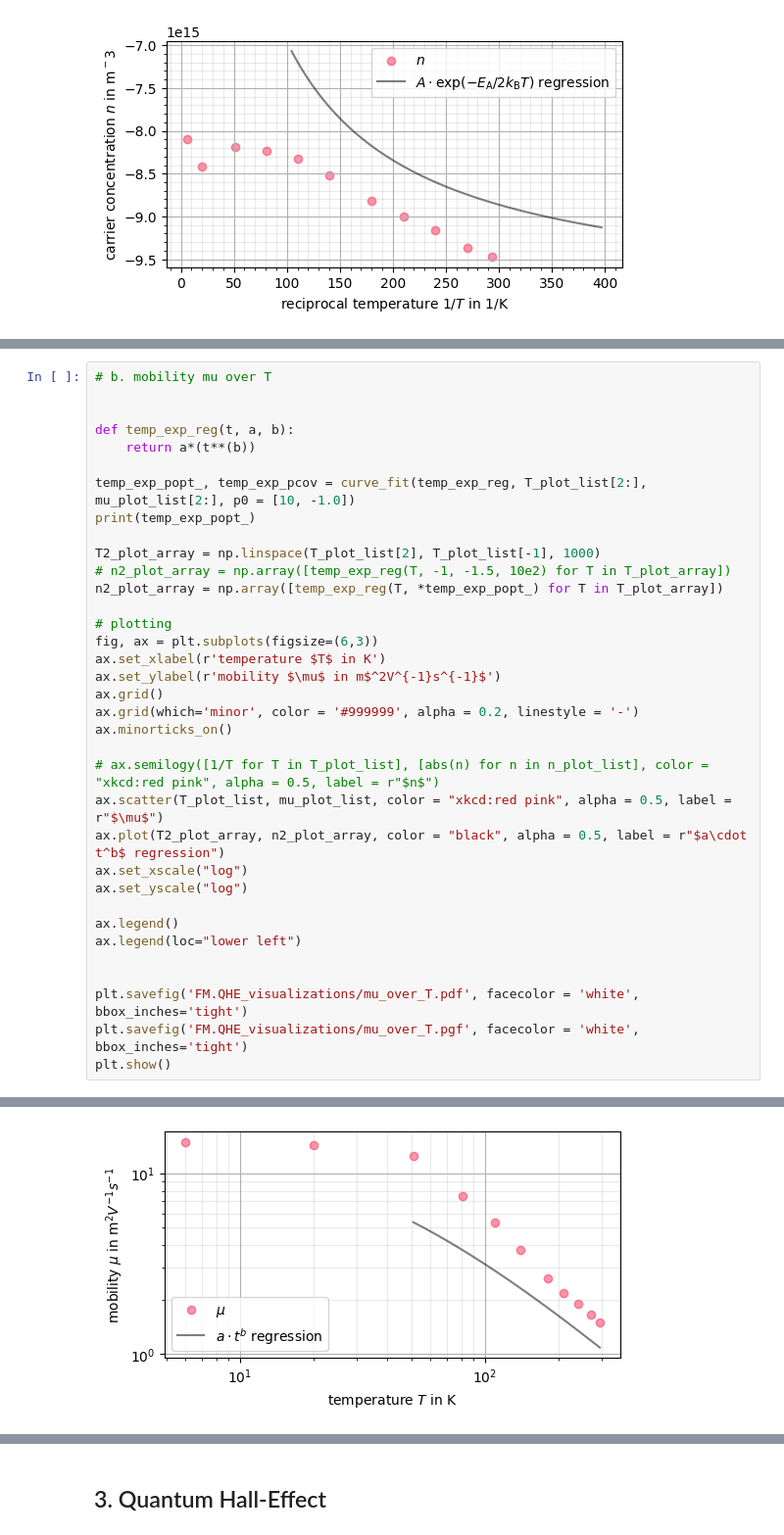
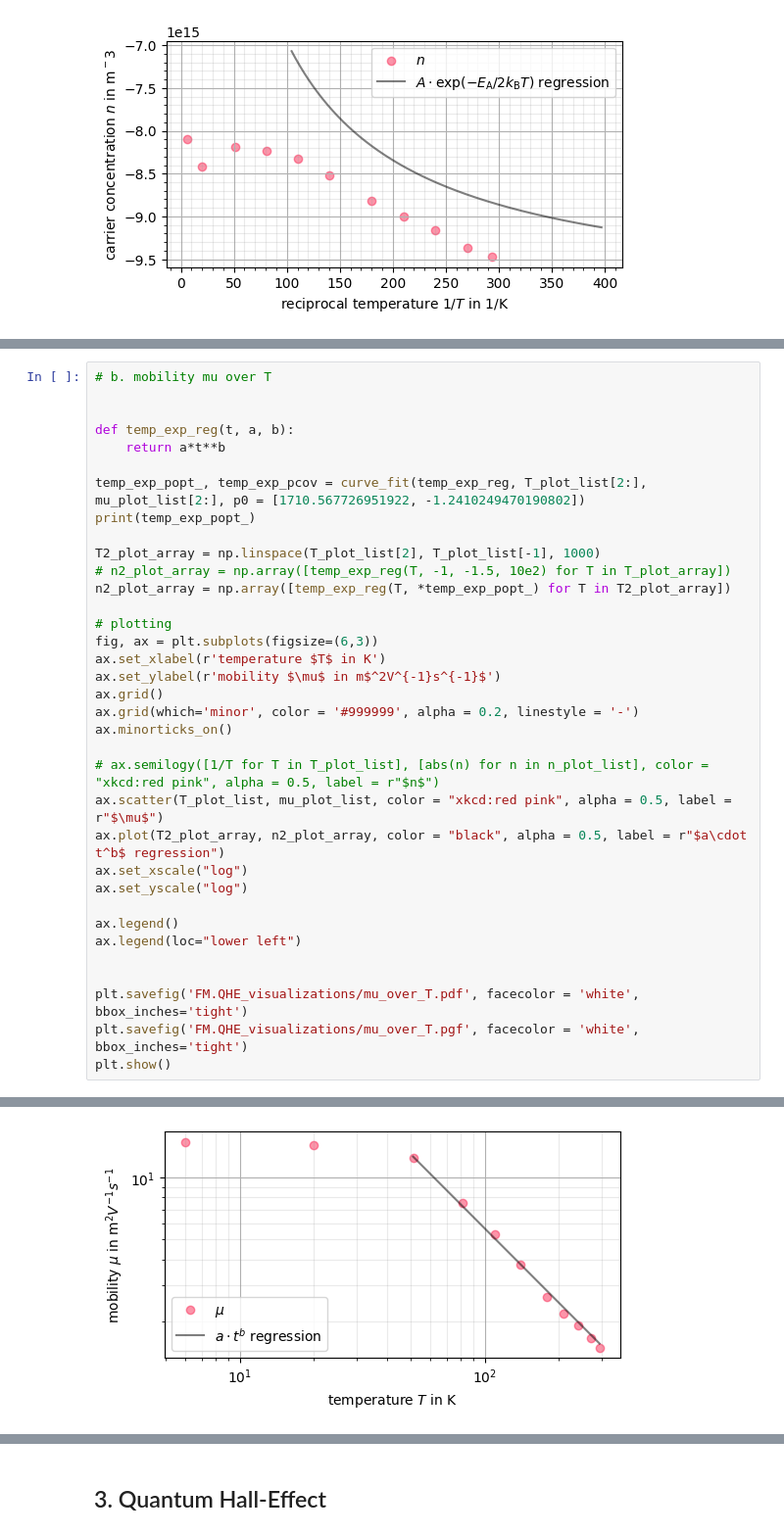
Before and after one commit to CVC97/ALC-24-25, a Jupyter notebook: FM.QHE_quantum_hall_effect/fm_qhe_data_analysis.ipynb, the cells around one changed output, grey strips where cells are left out. Shown at 98% size. Cells and saved outputs as stored; diff of their text form.

```diff
--- a/FM.QHE_quantum_hall_effect/fm_qhe_data_analysis.ipynb
+++ b/FM.QHE_quantum_hall_effect/fm_qhe_data_analysis.ipynb
@@ -353,14 +353,14 @@ activation_exp_reg(4, *exp_popt_)/10e15
 
 
 def temp_exp_reg(t, a, b):
-    return a*(t**(b))
+    return a*t**b
 
-temp_exp_popt_, temp_exp_pcov = curve_fit(temp_exp_reg, T_plot_list[2:], mu_plot_list[2:], p0 = [10, -1.0])
+temp_exp_popt_, temp_exp_pcov = curve_fit(temp_exp_reg, T_plot_list[2:], mu_plot_list[2:], p0 = [1710.567726951922, -1.2410249470190802])
 print(temp_exp_popt_)
 
 T2_plot_array = np.linspace(T_plot_list[2], T_plot_list[-1], 1000)
 # n2_plot_array = np.array([temp_exp_reg(T, -1, -1.5, 10e2) for T in T_plot_array])
-n2_plot_array = np.array([temp_exp_reg(T, *temp_exp_popt_) for T in T_plot_array])
+n2_plot_array = np.array([temp_exp_reg(T, *temp_exp_popt_) for T in T2_plot_array])
 
 # plotting
 fig, ax = plt.subplots(figsize=(6,3))
@@ -388 +388 @@ plt.show()
-[figure, old version]
+[figure, new version]
```
Also changed, not shown: parts of 4 cells of this notebook, 6 other files.
